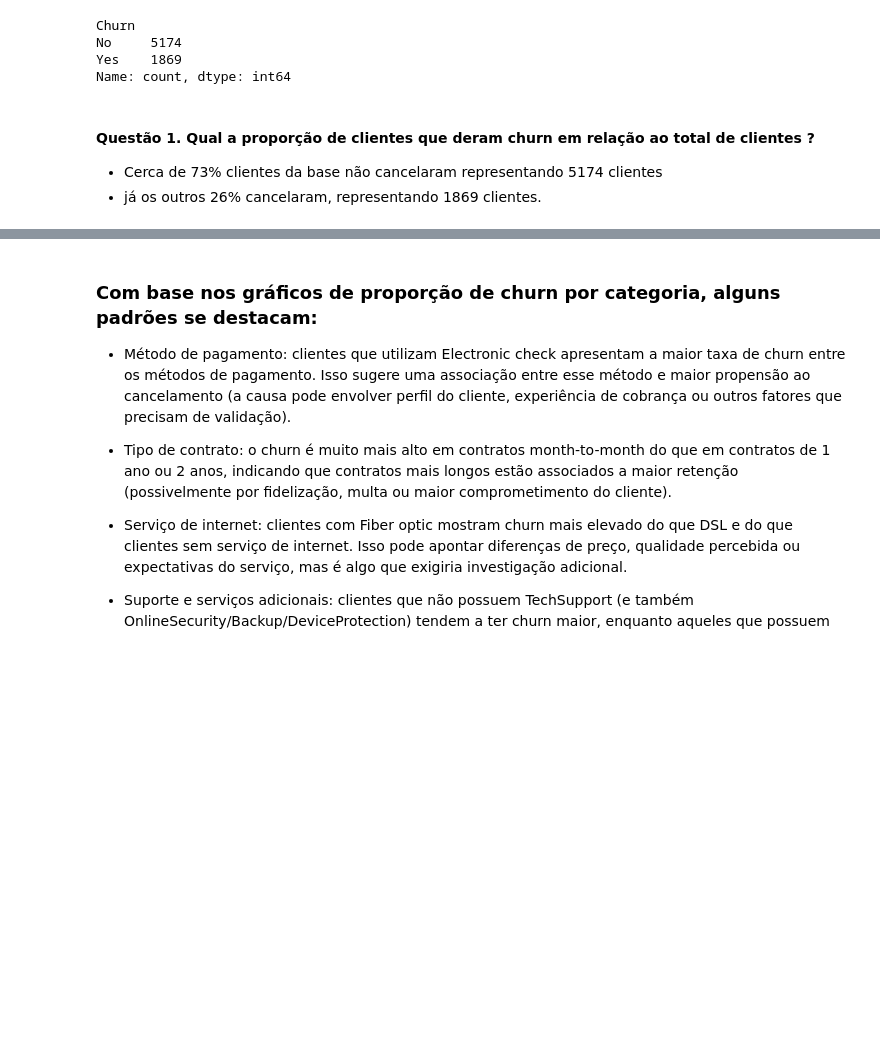
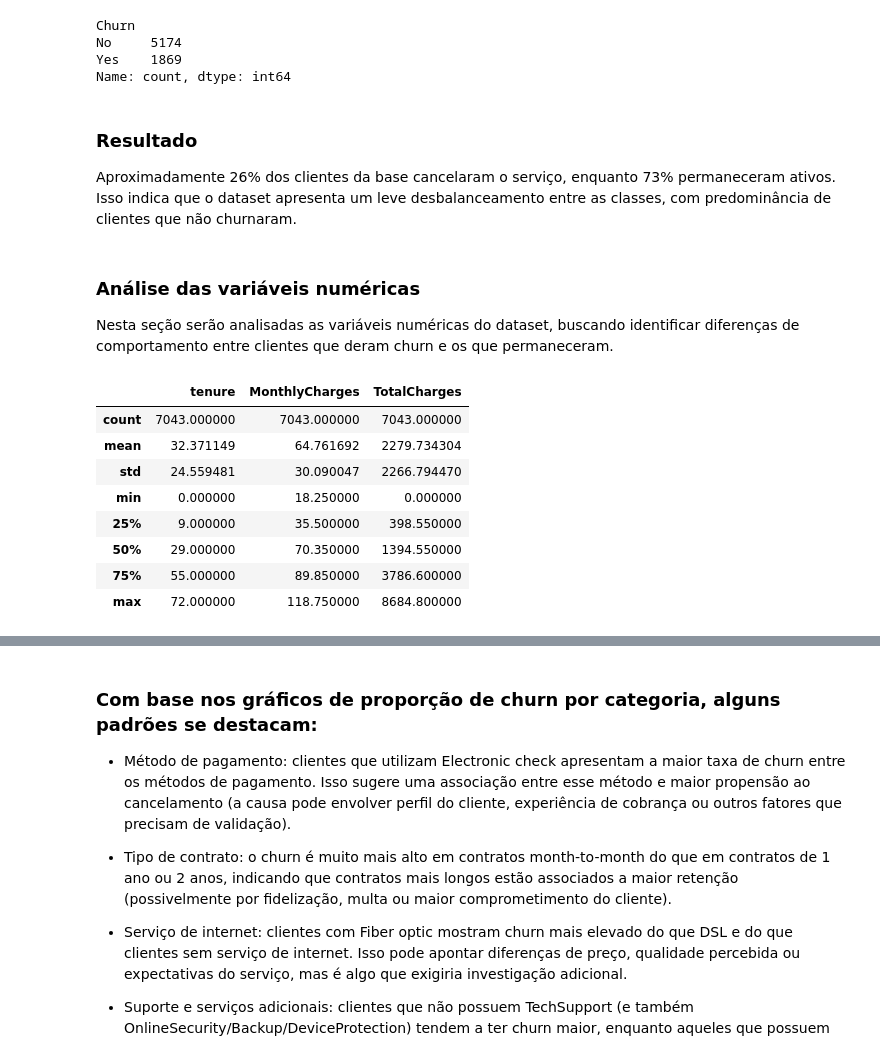
Before and after one commit to Rmonn25/telco-churn, a Jupyter notebook: notebooks/01_eda.ipynb, the cells around one changed output, grey strips where cells are left out. Saved outputs shown, nothing was run; the diff lists cells and outputs as text; code cells hidden in the pictures; blank space fills up the shorter version.

```diff
--- a/notebooks/01_eda.ipynb
+++ b/notebooks/01_eda.ipynb
@@ -205,7 +261,23 @@ No     5174
 Yes    1869
 Name: count, dtype: int64
 # %% [markdown]
-#### Questão 1. Qual a proporção de clientes que deram churn em relação ao total de clientes ?
-
-- Cerca de 73% clientes da base não cancelaram representando 5174 clientes
-- já os outros 26% cancelaram, representando 1869 clientes.
+### Resultado
+Aproximadamente 26% dos clientes da base cancelaram o serviço, enquanto 73% permaneceram ativos.<br>
+Isso indica que o dataset apresenta um leve desbalanceamento entre as classes, com predominância de clientes que não churnaram.
+# %% [markdown]
+### Análise das variáveis numéricas
+Nesta seção serão analisadas as variáveis numéricas do dataset, buscando identificar diferenças de <br>comportamento entre clientes que deram churn e os que permaneceram.
+# %%
+df_desc = df.drop('SeniorCitizen', axis=1)
+
+df_desc.describe()
+# %% [output]
+|  | tenure | MonthlyCharges | TotalCharges |
+| count | 7043.000000 | 7043.000000 | 7043.000000 |
+| mean | 32.371149 | 64.761692 | 2279.734304 |
+| std | 24.559481 | 30.090047 | 2266.794470 |
+| min | 0.000000 | 18.250000 | 0.000000 |
+| 25% | 9.000000 | 35.500000 | 398.550000 |
+| 50% | 29.000000 | 70.350000 | 1394.550000 |
+| 75% | 55.000000 | 89.850000 | 3786.600000 |
+| max | 72.000000 | 118.750000 | 8684.800000 |
```
Also changed, not shown: parts of 17 cells of this notebook, 1 other file.
